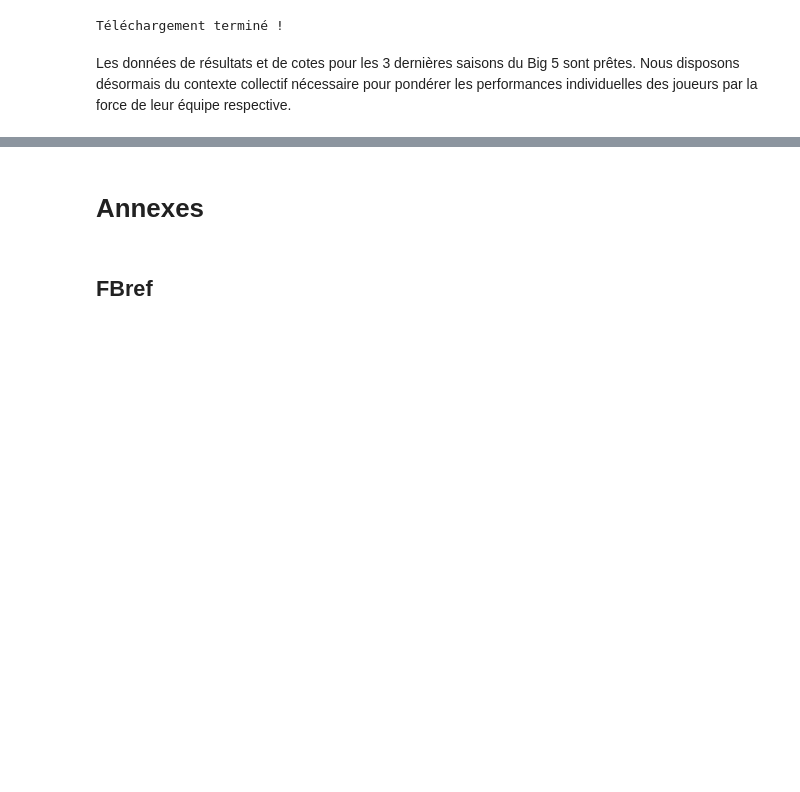
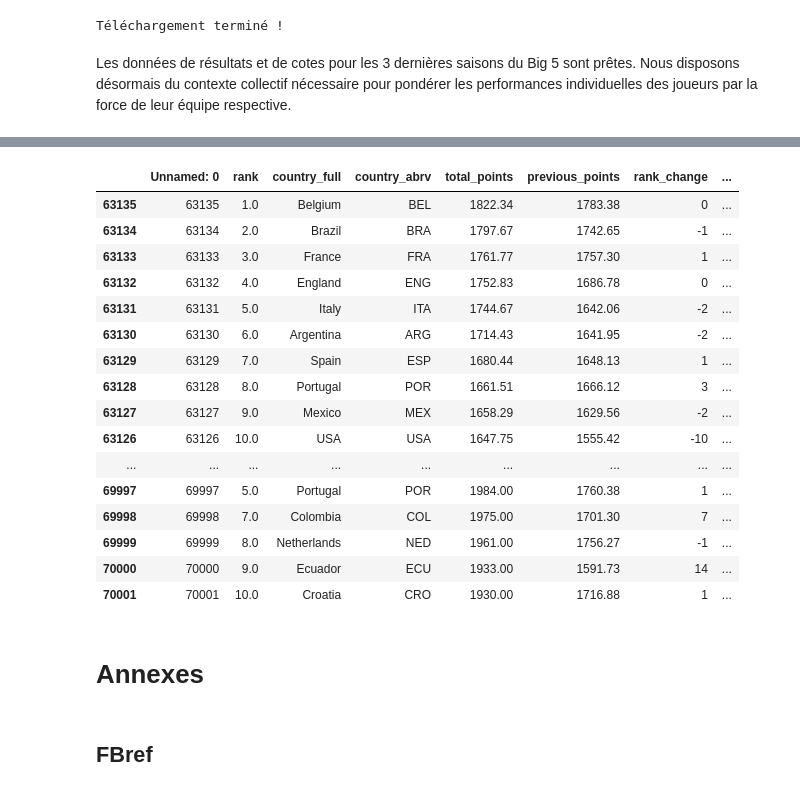
Before and after one commit to Quadratic-Labs/predict_vm_football, a Jupyter notebook: notebooks/01_acquisition_donnees.ipynb, the cells around one changed output, grey strips where cells are left out. Saved outputs shown, nothing was run; the diff lists cells and outputs as text; code cells hidden in the pictures; blank space fills up the shorter version.

Commit message:
[ci] - Acquisition des données de classement FIFA

```diff
--- a/notebooks/01_acquisition_donnees.ipynb
+++ b/notebooks/01_acquisition_donnees.ipynb
@@ -294,3 +303,25 @@ Les données de résultats et de cotes pour les 3 dernières saisons du Big 5 so
+# %%
+df_fifa = pd.read_csv(r'..\data\classement_fifa\fifa_ranking-2026-04-01.csv', sep=',', encoding='utf-8-sig')
+# %%
+extraire_classement_fin_saison(df_fifa, nombre_equipes=10, annee_debut=annee_debut, annee_fin=annee_fin)
+# %% [output]
+|  | Unnamed: 0 | rank | country_full | country_abrv | total_points | previous_points | rank_change | ... |
+| 63135 | 63135 | 1.0 | Belgium | BEL | 1822.34 | 1783.38 | 0 | ... |
+| 63134 | 63134 | 2.0 | Brazil | BRA | 1797.67 | 1742.65 | -1 | ... |
+| 63133 | 63133 | 3.0 | France | FRA | 1761.77 | 1757.30 | 1 | ... |
+| 63132 | 63132 | 4.0 | England | ENG | 1752.83 | 1686.78 | 0 | ... |
+| 63131 | 63131 | 5.0 | Italy | ITA | 1744.67 | 1642.06 | -2 | ... |
+| 63130 | 63130 | 6.0 | Argentina | ARG | 1714.43 | 1641.95 | -2 | ... |
+| 63129 | 63129 | 7.0 | Spain | ESP | 1680.44 | 1648.13 | 1 | ... |
+| 63128 | 63128 | 8.0 | Portugal | POR | 1661.51 | 1666.12 | 3 | ... |
+| 63127 | 63127 | 9.0 | Mexico | MEX | 1658.29 | 1629.56 | -2 | ... |
+| 63126 | 63126 | 10.0 | USA | USA | 1647.75 | 1555.42 | -10 | ... |
+| ... | ... | ... | ... | ... | ... | ... | ... | ... |
+| 69997 | 69997 | 5.0 | Portugal | POR | 1984.00 | 1760.38 | 1 | ... |
+| 69998 | 69998 | 7.0 | Colombia | COL | 1975.00 | 1701.30 | 7 | ... |
+| 69999 | 69999 | 8.0 | Netherlands | NED | 1961.00 | 1756.27 | -1 | ... |
+| 70000 | 70000 | 9.0 | Ecuador | ECU | 1933.00 | 1591.73 | 14 | ... |
+| 70001 | 70001 | 10.0 | Croatia | CRO | 1930.00 | 1716.88 | 1 | ... |
 # %% [markdown]
 # Annexes
 # %% [markdown]
```
Also changed, not shown: parts of 3 cells of this notebook, 1 other file.
